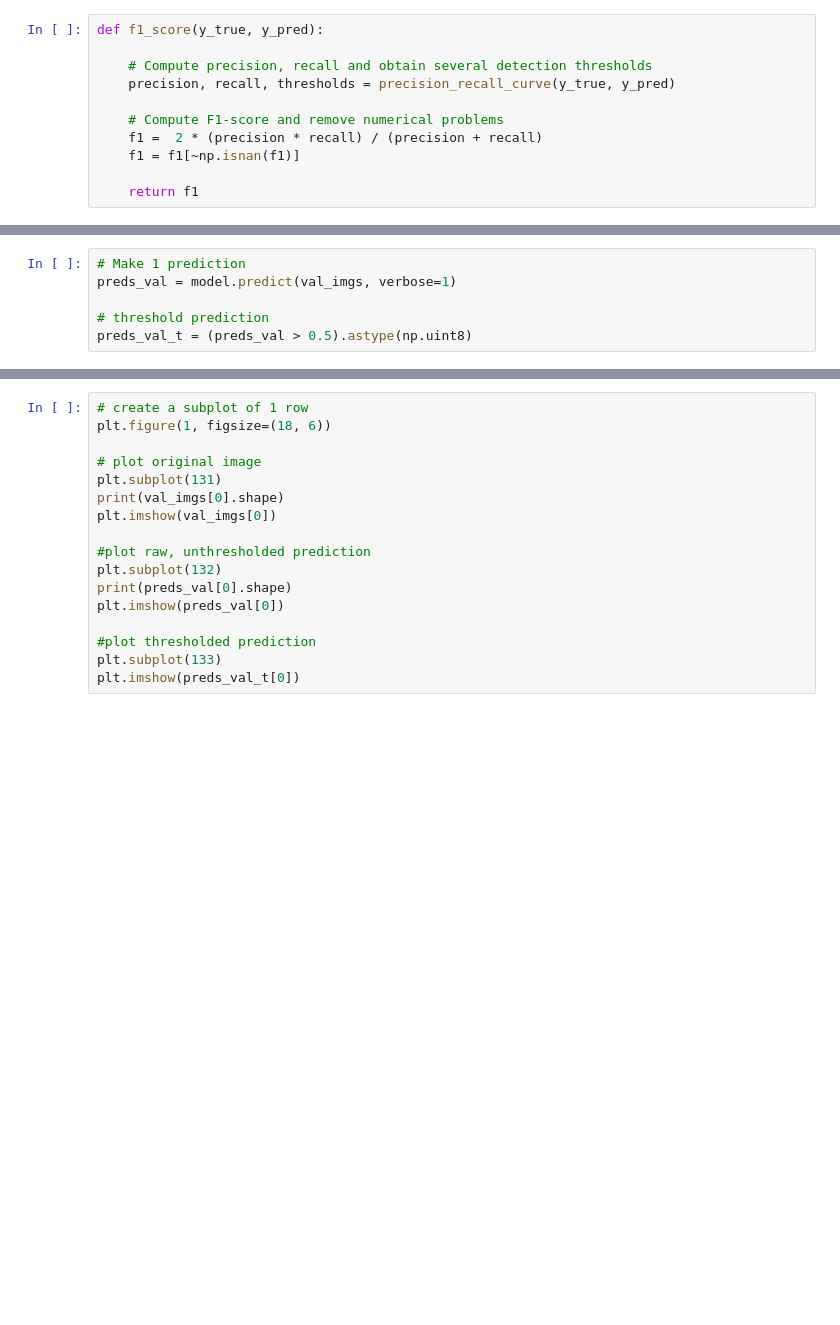
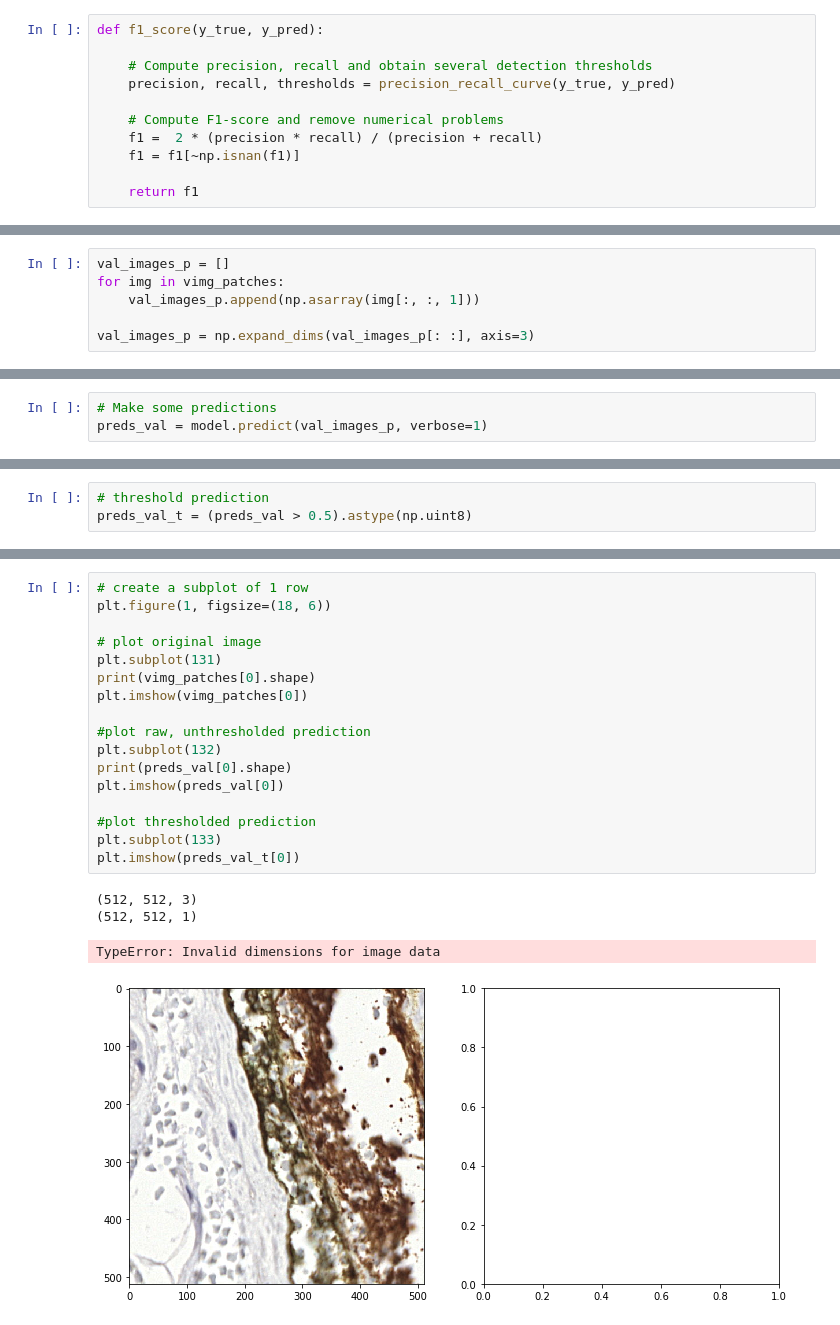
Before and after one commit to jeffluppes/ISMI2018, a Jupyter notebook: Project/ProjectNotebook.ipynb, the cells around one changed output, grey strips where cells are left out. Saved outputs shown, nothing was run; the diff lists cells and outputs as text; blank space fills up the shorter version.

```diff
--- a/Project/ProjectNotebook.ipynb
+++ b/Project/ProjectNotebook.ipynb
@@ -580,0 +664,6 @@ model = load_model('weights.h5') #saved by our callback earlier
+# %%
+val_images_p = []
+for img in vimg_patches:
+    val_images_p.append(np.asarray(img[:, :, 1]))
+
+val_images_p = np.expand_dims(val_images_p[: :], axis=3)
@@ -580,0 +684,3 @@ model = load_model('weights.h5') #saved by our callback earlier
+# %%
+# Make some predictions
+preds_val = model.predict(val_images_p, verbose=1)
@@ -581,6 +689,3 @@ model = load_model('weights.h5') #saved by our callback earlier
 # %%
-# Make 1 prediction
-preds_val = model.predict(val_imgs, verbose=1)
-
 # threshold prediction
 preds_val_t = (preds_val > 0.5).astype(np.uint8)
@@ -587,17 +701,22 @@ preds_val_t = (preds_val > 0.5).astype(np.uint8)
 # %%
 # create a subplot of 1 row
 plt.figure(1, figsize=(18, 6))
 
 # plot original image
 plt.subplot(131)
-print(val_imgs[0].shape)
-plt.imshow(val_imgs[0])
+print(vimg_patches[0].shape)
+plt.imshow(vimg_patches[0])
 
 #plot raw, unthresholded prediction
 plt.subplot(132)
 print(preds_val[0].shape)
 plt.imshow(preds_val[0])
 
 #plot thresholded prediction
 plt.subplot(133)
 plt.imshow(preds_val_t[0])
+# %% [output]
+(512, 512, 3)
+(512, 512, 1)
+TypeError: Invalid dimensions for image data
+[figure, added]
```
Also changed, not shown: parts of 36 cells of this notebook.
